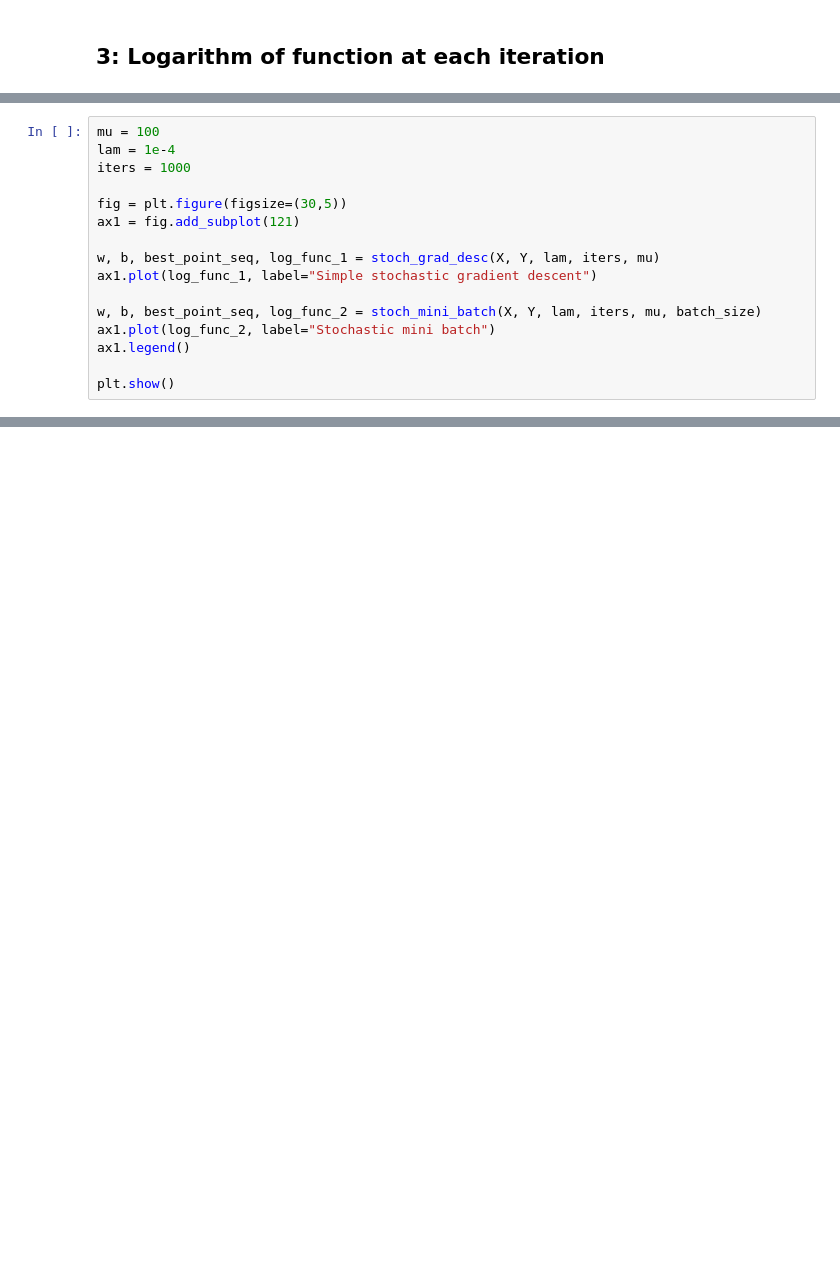
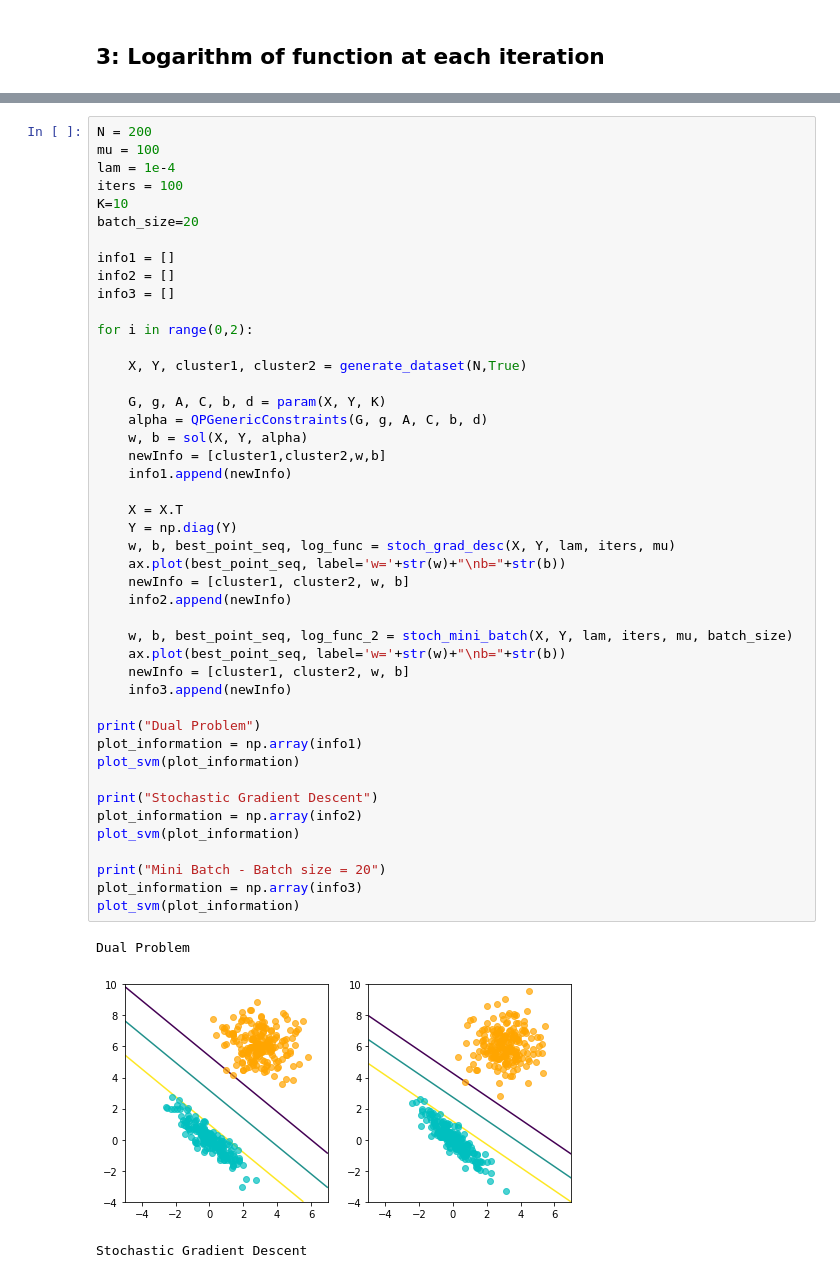
Before and after one commit to Roxane14/optimization, a Jupyter notebook: Lab4_5_CarlaSendra_RoxaneLeTensorer_RachelTrimble.ipynb, the cells around one changed output, grey strips where cells are left out. Cells and saved outputs as stored; diff of their text form; blank space fills up the shorter version.

```diff
--- a/Lab4_5_CarlaSendra_RoxaneLeTensorer_RachelTrimble.ipynb
+++ b/Lab4_5_CarlaSendra_RoxaneLeTensorer_RachelTrimble.ipynb
@@ -781,16 +762,0 @@ In fact, when we do more iterations by increasing it to 1,000, the two
-# %%
-mu = 100
-lam = 1e-4
-iters = 1000
-
-fig = plt.figure(figsize=(30,5))
-ax1 = fig.add_subplot(121)
-
-w, b, best_point_seq, log_func_1 = stoch_grad_desc(X, Y, lam, iters, mu)
-ax1.plot(log_func_1, label="Simple stochastic gradient descent")
-
-w, b, best_point_seq, log_func_2 = stoch_mini_batch(X, Y, lam, iters, mu, batch_size)
-ax1.plot(log_func_2, label="Stochastic mini batch")
-ax1.legend()
-
-plt.show()
@@ -798,0 +776,49 @@ plt.show()
+# %%
+N = 200
+mu = 100
+lam = 1e-4
+iters = 100
+K=10
+batch_size=20
+
+info1 = []
+info2 = []
+info3 = []
+
+for i in range(0,2):
+
+    X, Y, cluster1, cluster2 = generate_dataset(N,True)
+
+    G, g, A, C, b, d = param(X, Y, K)
+    alpha = QPGenericConstraints(G, g, A, C, b, d)
+    w, b = sol(X, Y, alpha)
+    newInfo = [cluster1,cluster2,w,b]
+    info1.append(newInfo)
+
+    X = X.T
+    Y = np.diag(Y)
+    w, b, best_point_seq, log_func = stoch_grad_desc(X, Y, lam, iters, mu)
+    ax.plot(best_point_seq, label='w='+str(w)+"\nb="+str(b))
+    newInfo = [cluster1, cluster2, w, b]
+    info2.append(newInfo)
+
+    w, b, best_point_seq, log_func_2 = stoch_mini_batch(X, Y, lam, iters, mu, batch_size)
+    ax.plot(best_point_seq, label='w='+str(w)+"\nb="+str(b))
+    newInfo = [cluster1, cluster2, w, b]
+    info3.append(newInfo)
+
+print("Dual Problem")
+plot_information = np.array(info1)
+plot_svm(plot_information)
+
+print("Stochastic Gradient Descent")
+plot_information = np.array(info2)
+plot_svm(plot_information)
+
+print("Mini Batch - Batch size = 20")
+plot_information = np.array(info3)
+plot_svm(plot_information)
+# %% [output]
+Dual Problem
+[figure, added]
+Stochastic Gradient Descent
```
Also changed, not shown: parts of 13 cells of this notebook.
